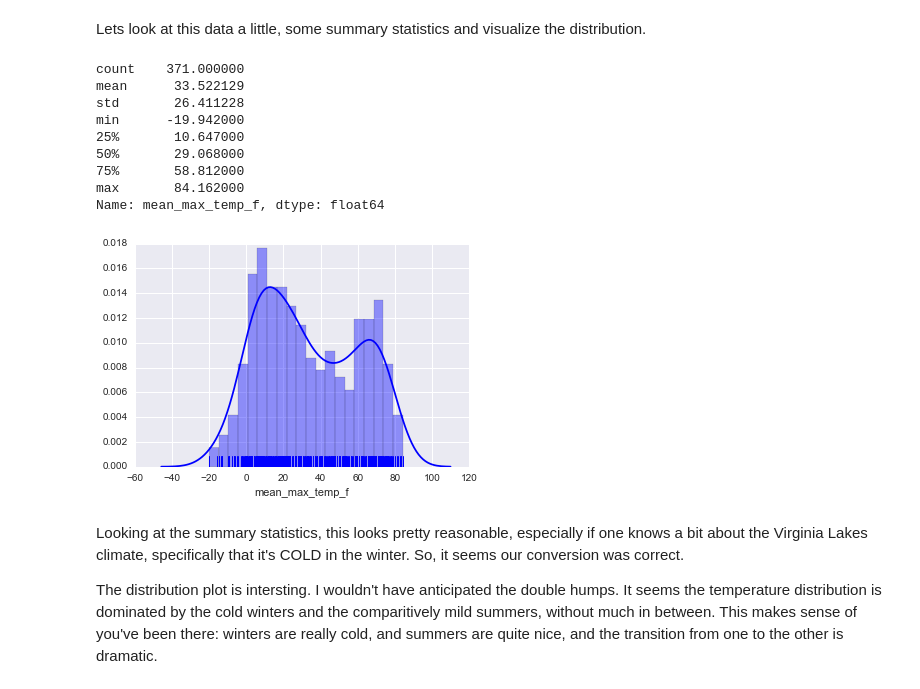
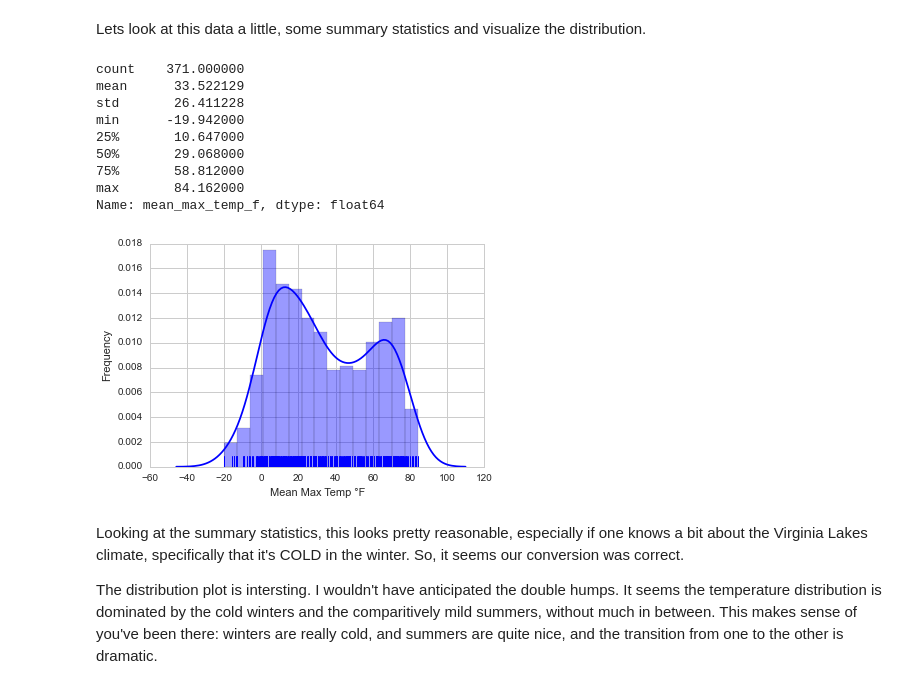
Before and after one commit to ezetter/ez-datasci, a Jupyter notebook: notebooks/NOAA Virginia Lakes Ridge Analysis.ipynb, the cells around one changed output. Saved outputs shown, nothing was run; the diff lists cells and outputs as text; code cells hidden in the pictures.

Commit message:
Tweak VLR plot aesthetics.

```diff
--- a/notebooks/NOAA Virginia Lakes Ridge Analysis.ipynb
+++ b/notebooks/NOAA Virginia Lakes Ridge Analysis.ipynb
@@ -30,19 +30,22 @@ df_vl['mean_max_temp_f'] = df_vl['mean_max_temp_f'].apply(fix_temp)
 # %% [markdown]
 Lets look at this data a little, some summary statistics and visualize the distribution.
 # %%
-sns.distplot(df_vl['mean_max_temp_f'].dropna(), color="b", rug=True, bins=20, kde=True)
+sns.set_style("whitegrid")
+sns.distplot(df_vl['mean_max_temp_f'].dropna(), color="b", rug=True, bins=15, kde=True)
+sns.axlabel(u'Mean Max Temp \N{DEGREE SIGN}F','Frequency')
+
 df_vl['mean_max_temp_f'].describe()
 # %% [output]
 count    371.000000
 mean      33.522129
 std       26.411228
 min      -19.942000
 25%       10.647000
 50%       29.068000
 75%       58.812000
 max       84.162000
 Name: mean_max_temp_f, dtype: float64
-[figure, old version]
+[figure, new version]
 # %% [markdown]
 Looking at the summary statistics, this looks pretty reasonable, especially if one knows a bit about the Virginia Lakes climate, specifically that it's COLD in the winter. So, it seems our conversion was correct.
 
```
Also changed, not shown: parts of 3 cells of this notebook.
